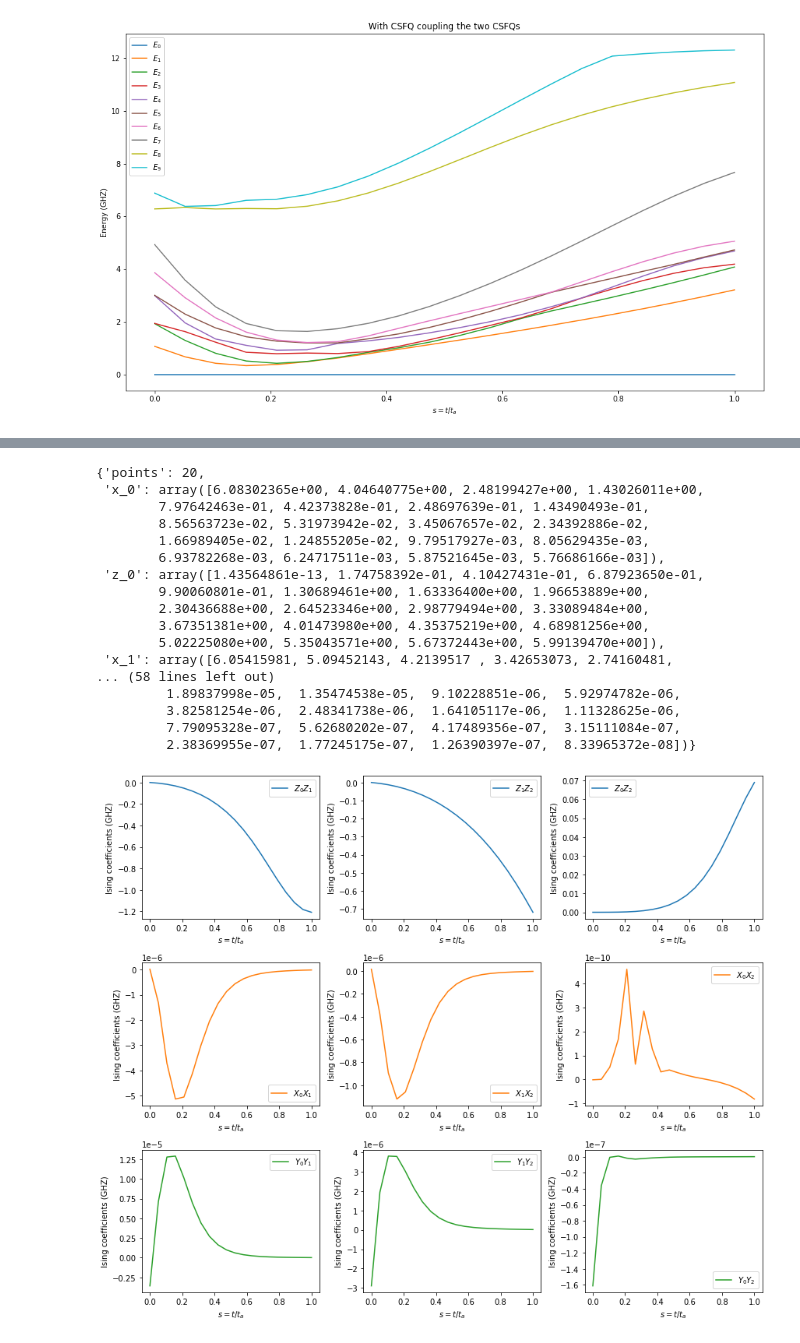
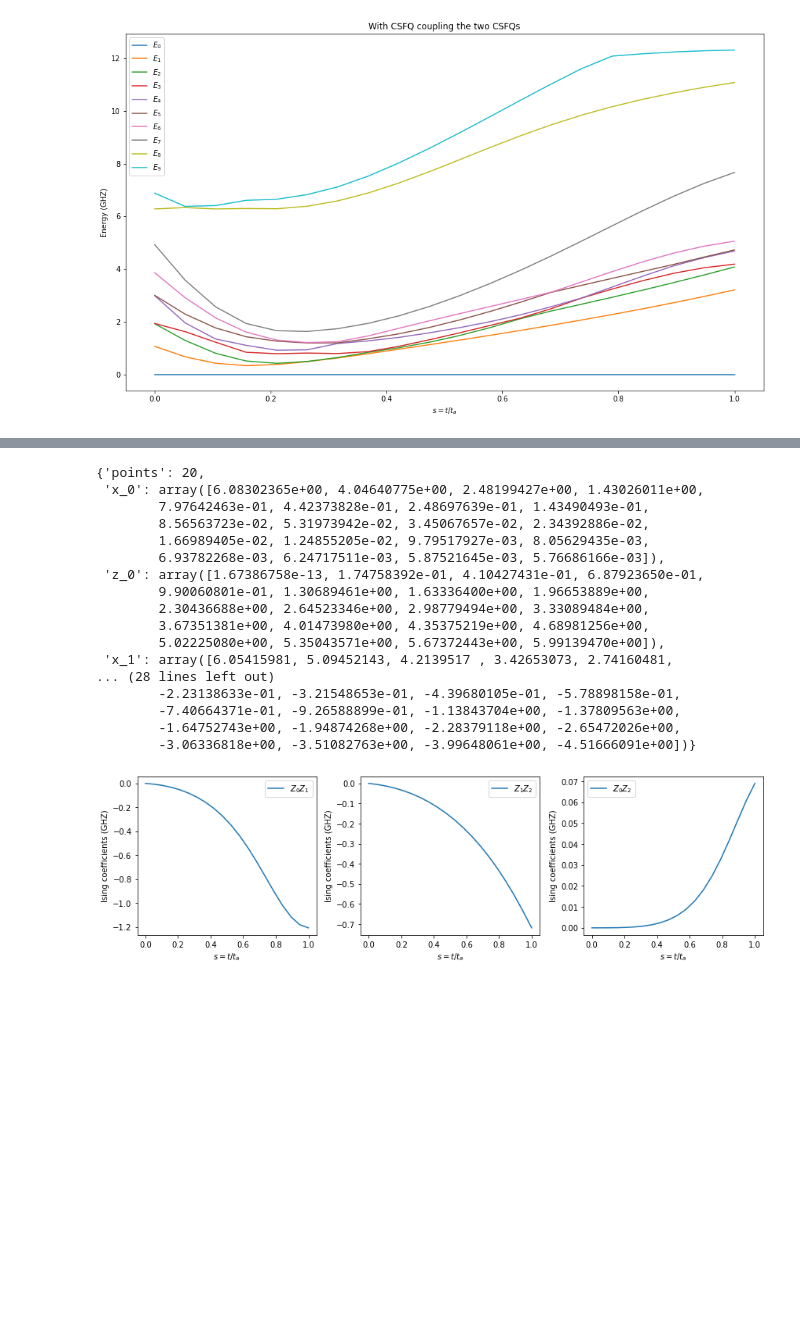
Before and after one commit to USCqserver/CAS, a Jupyter notebook: docs/examples/higher_order_and_other_couplings.ipynb, the cells around one changed output, grey strips where cells are left out. Saved outputs shown, nothing was run; the diff lists cells and outputs as text; code cells hidden in the pictures; blank space fills up the shorter version.

```diff
--- a/docs/examples/higher_order_and_other_couplings.ipynb
+++ b/docs/examples/higher_order_and_other_couplings.ipynb
@@ -119,4 +119,4 @@ plt.show()
 # %%
 %%time
-ising_sw_dict = circuit.get_ising_sw(phi_dict, verbose=True)
+ising_sw_dict = circuit.get_ising_sw(phi_dict, verbose=True, XX_YY=True)
 # %% [output]
@@ -125,6 +129,6 @@ Wall time: 5min 10s
 # %%
 %%time
-ising_pwsw_dict = circuit.get_ising_pwsw(phi_dict, verbose=True)
+ising_pwsw_dict = circuit.get_ising_pwsw(phi_dict, verbose=True, XX_YY=True)
 # %% [output]
 calculating qubit isings for qubit 1 of 3
 calculating qubit isings for qubit 2 of 3
@@ -175,4 +209,4 @@ plt.show()
 # %%
 %%time
-ising_sw_dict = circuit.get_ising_sw_all(phi_dict, verbose=True)
+ising_sw_dict = circuit.get_ising_sw_ho(phi_dict, verbose=True)
 # %% [output]
@@ -187,55 +221,35 @@ ising_sw_dict
         8.56563723e-02, 5.31973942e-02, 3.45067657e-02, 2.34392886e-02,
         1.66989405e-02, 1.24855205e-02, 9.79517927e-03, 8.05629435e-03,
         6.93782268e-03, 6.24717511e-03, 5.87521645e-03, 5.76686166e-03]),
- 'z_0': array([1.43564861e-13, 1.74758392e-01, 4.10427431e-01, 6.87923650e-01,
+ 'z_0': array([1.67386758e-13, 1.74758392e-01, 4.10427431e-01, 6.87923650e-01,
         9.90060801e-01, 1.30689461e+00, 1.63336400e+00, 1.96653889e+00,
         2.30436688e+00, 2.64523346e+00, 2.98779494e+00, 3.33089484e+00,
         3.67351381e+00, 4.01473980e+00, 4.35375219e+00, 4.68981256e+00,
         5.02225080e+00, 5.35043571e+00, 5.67372443e+00, 5.99139470e+00]),
  'x_1': array([6.05415981, 5.09452143, 4.2139517 , 3.42653073, 2.74160481,
-... (58 lines left out)
-         1.89837998e-05,  1.35474538e-05,  9.10228851e-06,  5.92974782e-06,
-         3.82581254e-06,  2.48341738e-06,  1.64105117e-06,  1.11328625e-06,
-         7.79095328e-07,  5.62680202e-07,  4.17489356e-07,  3.15111084e-07,
-         2.38369955e-07,  1.77245175e-07,  1.26390397e-07,  8.33965372e-08])}
+... (28 lines left out)
+        -2.23138633e-01, -3.21548653e-01, -4.39680105e-01, -5.78898158e-01,
+        -7.40664371e-01, -9.26588899e-01, -1.13843704e+00, -1.37809563e+00,
+        -1.64752743e+00, -1.94874268e+00, -2.28379118e+00, -2.65472026e+00,
+        -3.06336818e+00, -3.51082763e+00, -3.99648061e+00, -4.51666091e+00])}
 # %%
 plt.clf();
 fig = plt.figure(num=1);
 fig.set_size_inches((12, 10))
 
 labels = [[0, 1], [1, 2],[0, 2]]
 for i in range(3):
     ax2 = plt.subplot(3, 3, i+1)
 
     plt.plot(s, ising_sw_dict["zz_"+str(labels[i][0])+','+str(labels[i][1])]/2/np.pi,
              label=r"$Z_{0:d}Z_{1:d}$".format(labels[i][0], labels[i][1]),ls="-")
 
     plt.xlabel(r"$s=t/t_a$"); plt.ylabel(r"Ising coefficients (GHZ)")
     plt.legend()
 
 
-for i in range(3):
-    ax2 = plt.subplot(3, 3, i+4)
-
-    plt.plot(s, ising_sw_dict["xx_"+str(labels[i][0])+','+str(labels[i][1])]/2/np.pi,
-             label=r"$X_{0:d}X_{1:d}$".format(labels[i][0], labels[i][1]),ls="-",color= "C1")
-
-    plt.xlabel(r"$s=t/t_a$"); plt.ylabel(r"Ising coefficients (GHZ)")
-    plt.legend()
-
-
-for i in range(3):
-    ax2 = plt.subplot(3, 3, i+7)
-
-    plt.plot(s, ising_sw_dict["yy_"+str(labels[i][0])+','+str(labels[i][1])]/2/np.pi,
-             label=r"$Y_{0:d}Y_{1:d}$".format(labels[i][0], labels[i][1]),ls="-",color=  "C2")
-
-    plt.xlabel(r"$s=t/t_a$"); plt.ylabel(r"Ising coefficients (GHZ)")
-    plt.legend()
-
-
 
 plt.tight_layout()
 plt.show()
 # %% [output]
-[figure, old version]
+[figure, new version]
```
Also changed, not shown: parts of 8 cells of this notebook, 1 other file.
